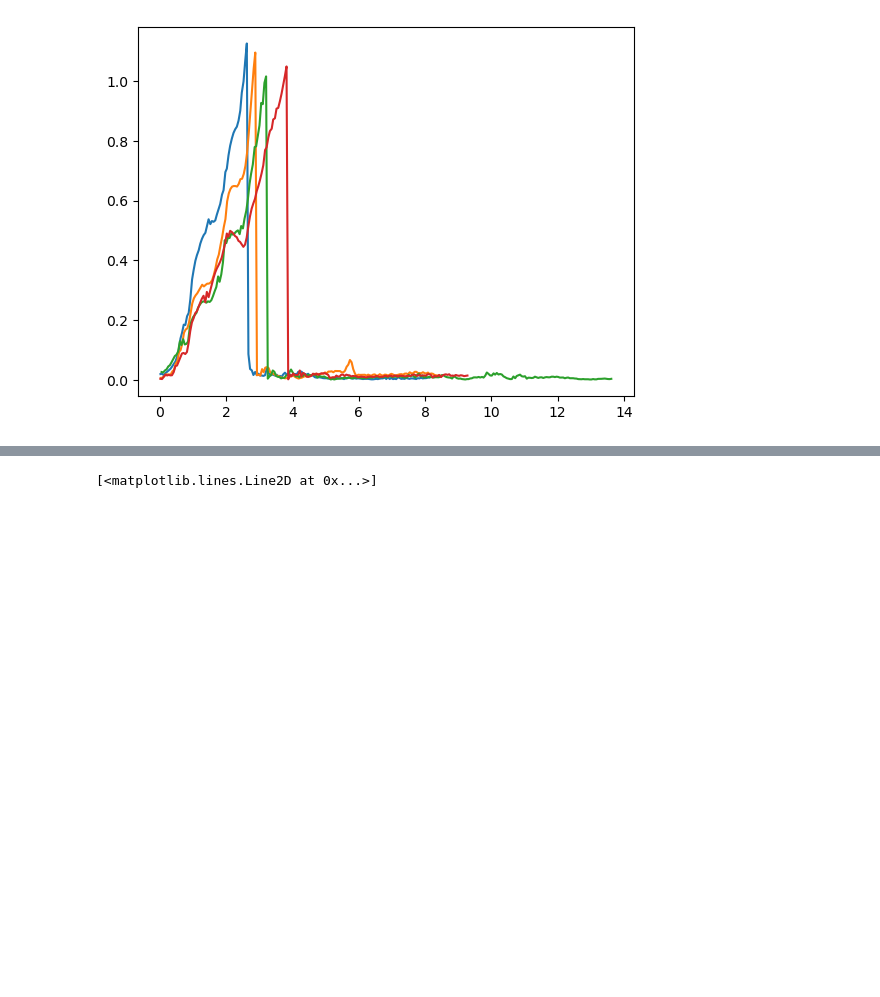
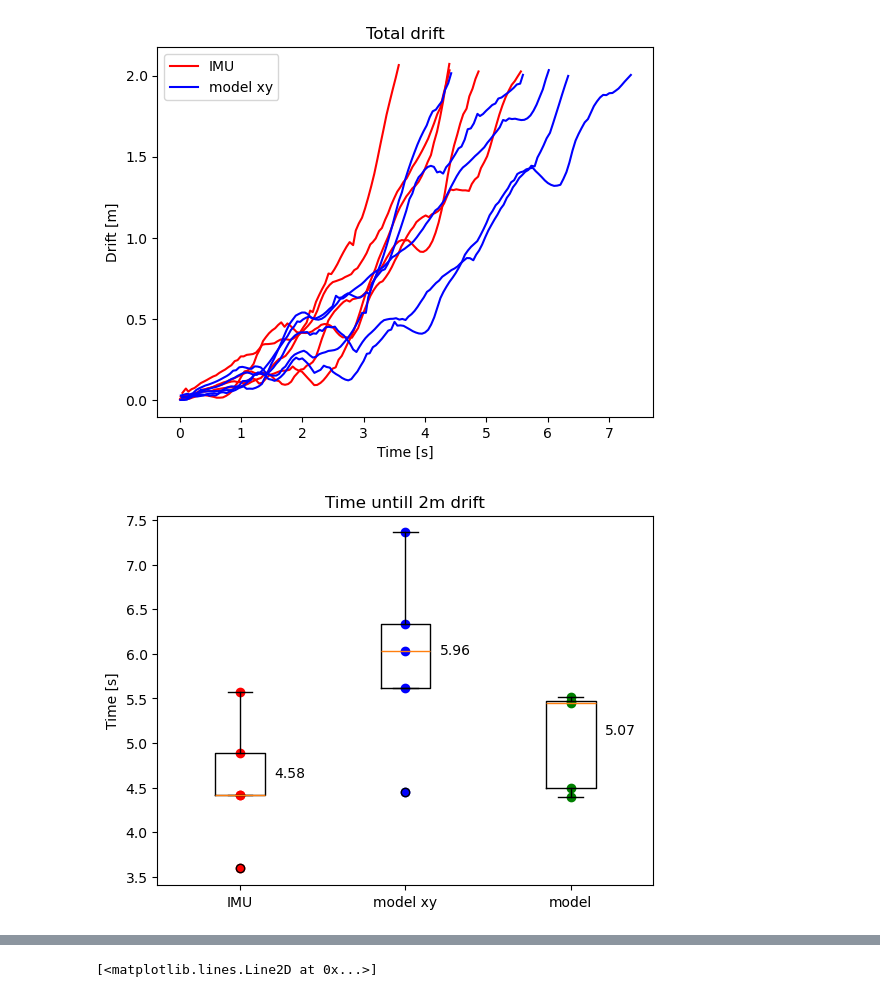
Before and after one commit to robinferede/analyze_flight_data, a Jupyter notebook: Analyze Flight Data.ipynb, the cells around one changed output, grey strips where cells are left out. Saved outputs shown, nothing was run; the diff lists cells and outputs as text; code cells hidden in the pictures; blank space fills up the shorter version.

```diff
--- a/Analyze Flight Data.ipynb
+++ b/Analyze Flight Data.ipynb
@@ -4,7 +4,7 @@ import os
 
 # look through flight_data folder for files
 # and print out the file names with numbers
-files = [f for f in os.listdir("flight_data") if "okt23" in f.lower()]
+files = [f for f in os.listdir("flight_data") if "okt25" in f.lower()]
 for i, f in enumerate(files):
     print(i, f)
 # %% [output]
@@ -56,26 +109,57 @@ WARNING: overwriting states with ekf states
 # %%
 def plot_drift(data, **kwargs):
     # plot the distance between x,y,z and x_opti, y_opti, z_opti
     drift = np.sqrt((data['x'] - data['x_opti'])**2 + (data['y'] - data['y_opti'])**2 + (data['z'] - data['z_opti'])**2)
     # only plot the indices where x_opti updates
     updates = (np.diff(data['x_opti']) != 0) | (np.diff(data['y_opti']) != 0) | (np.diff(data['z_opti']) != 0) | (np.diff(data['phi_opti']) != 0) | (np.diff(data['theta_opti']) != 0) | (np.diff(data['psi_opti']) != 0)
     idx = np.where(updates)[0]+1
-    final_i = 0
-    for i in idx:
-        if drift[i] >= 1.:
-            final_i = i
-            break
-    idx = idx[:final_i]
+    # final_i = len(drift)
+    # for i in idx:
+    #     if drift[i] >= 1.:
+    #         final_i = i
+    #         break
+    # idx = idx[idx < final_i]
     plt.plot(data['t'][idx], drift[idx], **kwargs)
 
+plot_drift(data1, label='IMU', color='r')
+plot_drift(data2, color='r')
+plot_drift(data3, color='r')
+plot_drift(data4, color='r')
+plot_drift(data5, color='r')
+plot_drift(data6, label='model xy', color='b')
+plot_drift(data7, color='b')
+plot_drift(data8, color='b')
+plot_drift(data9, color='b')
+plot_drift(data10, color='b')
+# plot_drift(data11, label='model', color='b')
+# plot_drift(data12, color='b')
+# plot_drift(data13, color='b')
+# plot_drift(data14, color='b')
+# plot_drift(data15, color='b')
+plt.title('Total drift')
+plt.legend()
+plt.xlabel('Time [s]')
+plt.ylabel('Drift [m]')
+plt.show()
 
-plot_drift(data1)
-plot_drift(data2)
-# plot_drift(data3)
-plot_drift(data4)
-plot_drift(data5)
+# boxplot
+imu_final_t = [data1['t'][-1], data2['t'][-1], data3['t'][-1], data4['t'][-1], data5['t'][-1]]
+model_xy_final_t = [data6['t'][-1], data7['t'][-1], data8['t'][-1], data9['t'][-1], data10['t'][-1]]
+model_final_t = [data11['t'][-1], data12['t'][-1], data13['t'][-1], data14['t'][-1], data15['t'][-1]]
+plt.boxplot([imu_final_t, model_xy_final_t, model_final_t], labels=['IMU', 'model xy', 'model'])
+plt.scatter([1]*5, imu_final_t, color='r')
+plt.scatter([2]*5, model_xy_final_t, color='b')
+plt.scatter([3]*5, model_final_t, color='g')
+# put text with mean values
+plt.text(1.3, np.mean(imu_final_t), f'{np.mean(imu_final_t):.2f}', ha='center', va='bottom')
+plt.text(2.3, np.mean(model_xy_final_t), f'{np.mean(model_xy_final_t):.2f}', ha='center', va='bottom')
+plt.text(3.3, np.mean(model_final_t), f'{np.mean(model_final_t):.2f}', ha='center', va='bottom')
+plt.title('Time untill 2m drift')
+plt.ylabel('Time [s]')
+plt.show()
 # %% [output]
-[figure, old version]
+[figure, new version]
+[figure, added]
 # %%
 # # the corresponding orin log is
 # path_orin = '/home/robinferede/Git/dronerace/logs/73/uart_logs/imu-1970-1-1-1-3-22.csv'
```
Also changed, not shown: parts of 8 cells of this notebook, 4 other files.
